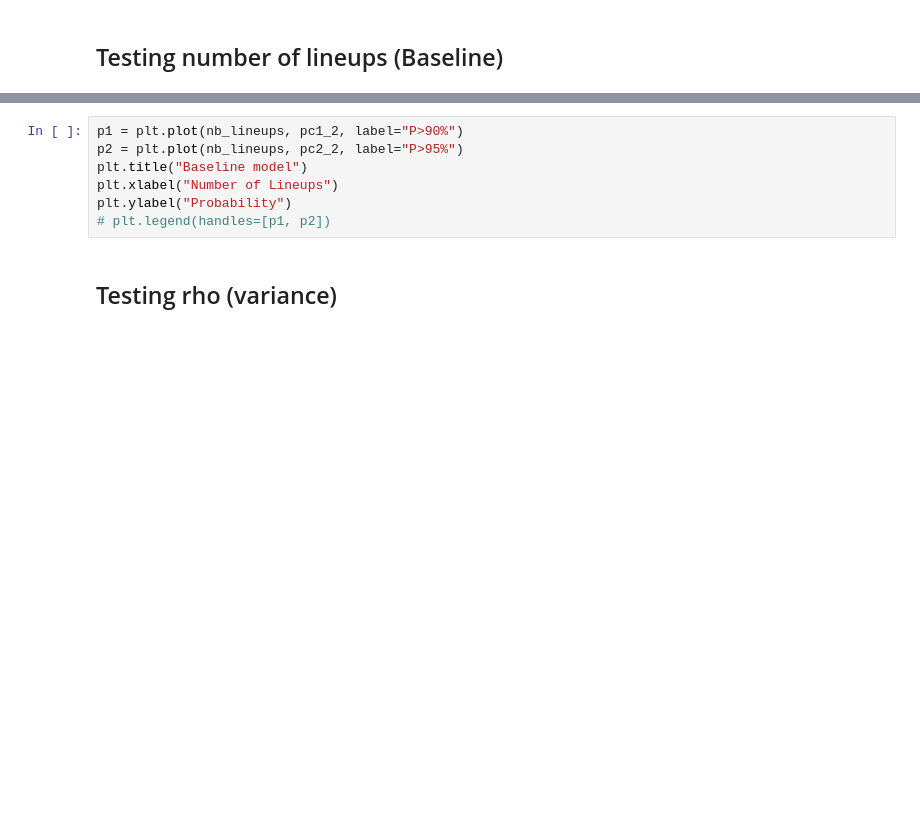
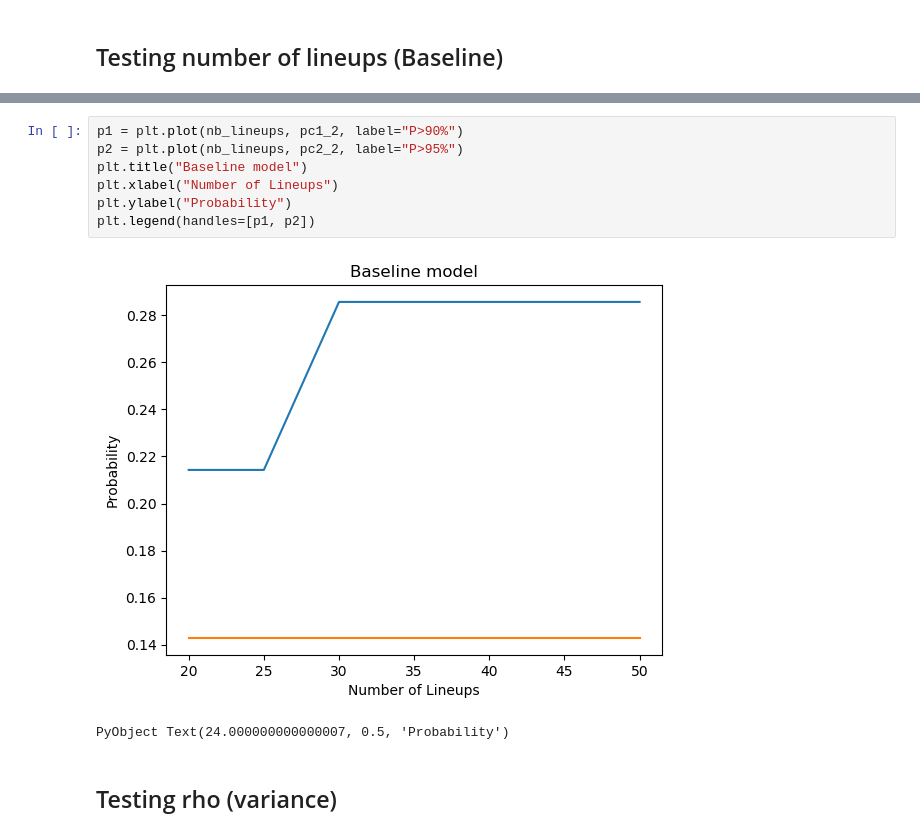
Before and after one commit to AsherWright/ml-fantasy-basketball, a Jupyter notebook: src/Optimization + Testing-Copy1.ipynb, the cells around one changed output, grey strips where cells are left out. Saved outputs shown, nothing was run; the diff lists cells and outputs as text; blank space fills up the shorter version.

Commit message:
2 graphs in

```diff
--- a/src/Optimization + Testing-Copy1.ipynb
+++ b/src/Optimization + Testing-Copy1.ipynb
@@ -341,10 +344,13 @@ plt.ylabel("Average Score")
 # %%
 p1 = plt.plot(nb_lineups, pc1_2, label="P>90%")
 p2 = plt.plot(nb_lineups, pc2_2, label="P>95%")
 plt.title("Baseline model")
 plt.xlabel("Number of Lineups")
 plt.ylabel("Probability")
-# plt.legend(handles=[p1, p2])
+plt.legend(handles=[p1, p2])
+# %% [output]
+[figure, added]
+PyObject Text(24.000000000000007, 0.5, 'Probability')
 # %% [markdown]
 ## Testing rho (variance)
 # %%
```
Also changed, not shown: parts of 5 cells of this notebook.
